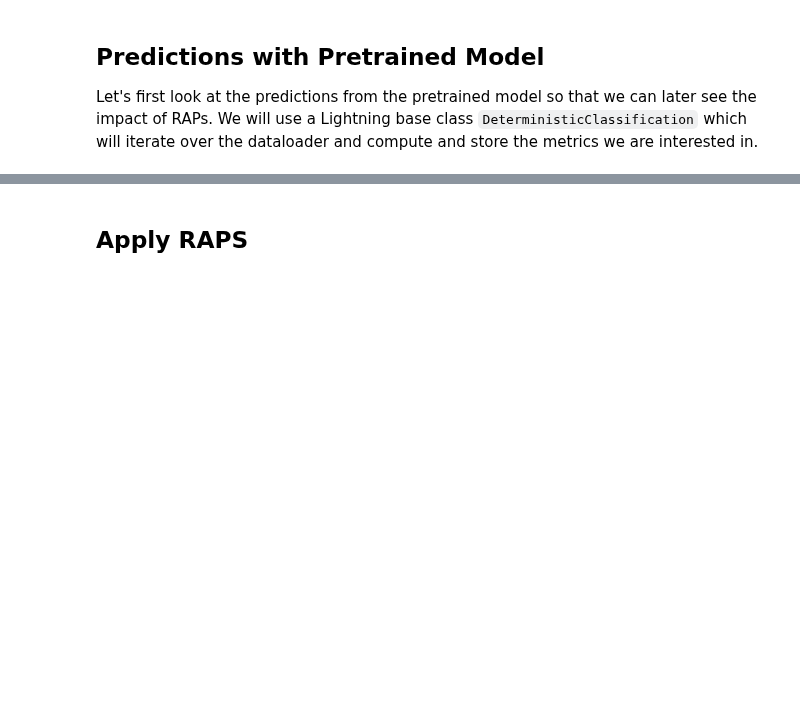
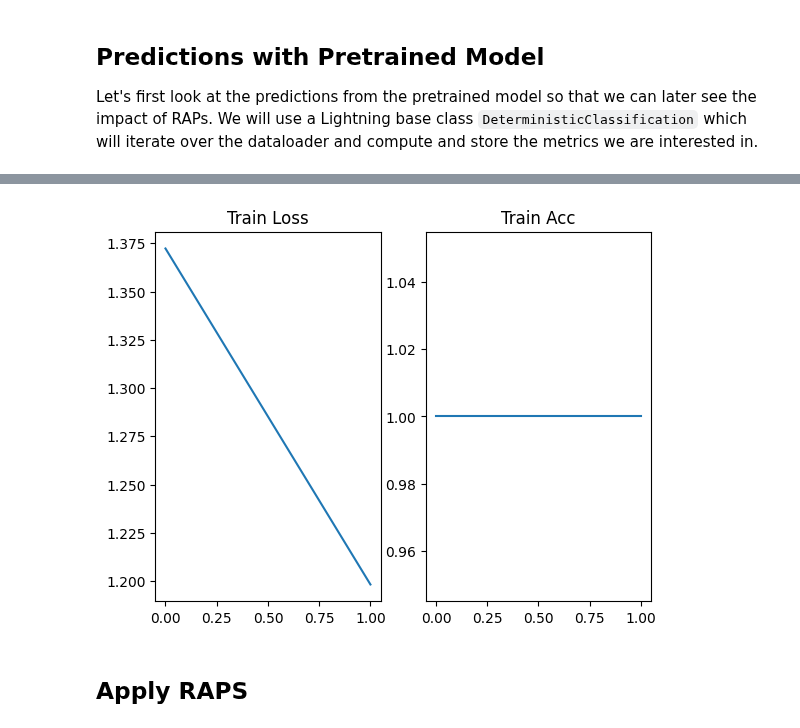
Before and after one commit to lightning-uq-box/lightning-uq-box, a Jupyter notebook: docs/tutorials/earth_observation/raps.ipynb, the cells around one changed output, grey strips where cells are left out. Saved outputs shown, nothing was run; the diff lists cells and outputs as text; code cells hidden in the pictures; blank space fills up the shorter version.

```diff
--- a/docs/tutorials/earth_observation/raps.ipynb
+++ b/docs/tutorials/earth_observation/raps.ipynb
@@ -68,3 +80,7 @@ Missing logger folder: /tmp/tmp5am8d1vb/lightning_logs
+# %%
+fig = plot_training_metrics(os.path.join(base_dir, "lightning_logs"), "Acc")
+# %% [output]
+[figure, added]
 # %% [markdown]
 ## Apply RAPS
 # %%
```
Also changed, not shown: parts of 6 cells of this notebook, 2 other files.
